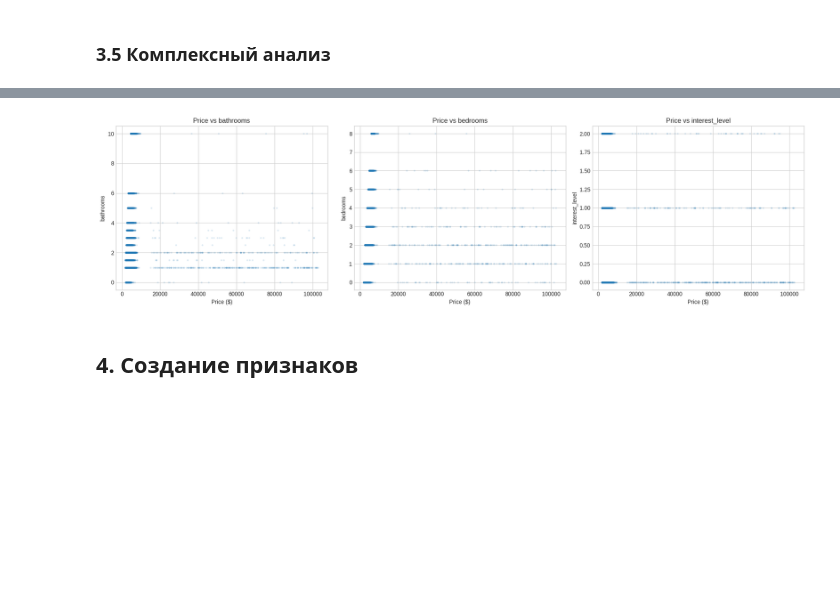
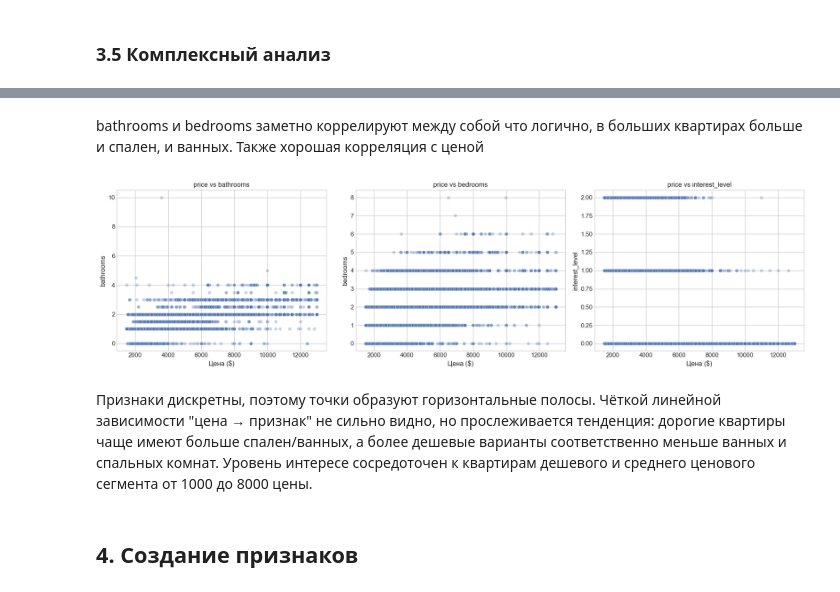
Before and after one commit to montclere/ml-projects-s21, a Jupyter notebook: ml1/main_ml1.ipynb, the cells around one changed output, grey strips where cells are left out. Saved outputs shown, nothing was run; the diff lists cells and outputs as text; code cells hidden in the pictures; blank space fills up the shorter version.

```diff
--- a/ml1/main_ml1.ipynb
+++ b/ml1/main_ml1.ipynb
@@ -283,0 +241,12 @@ print("Видна основная масса цен и характерный
+# %%
+# Удаление выбросов по 1-му и 99-му процентилям
+lower = df_selected['price'].quantile(0.01)
+upper = df_selected['price'].quantile(0.99)
+
+print(f"Нижняя граница (1%): {lower}")
+print(f"Верхняя граница (99%): {upper}")
+print(f"Строк до очистки: {df_selected.shape[0]}")
+
+df_selected = df_selected[(df_selected['price'] >= lower) & (df_selected['price'] <= upper)]
+
+print(f"Строк после очистки: {df_selected.shape[0]}")
@@ -302,7 +294,9 @@ Name: count, dtype: int64
 # %%
-# 3.4.3 Кодирование interest_level
-mapping = {"low": 0, "medium": 1, "high": 2}
-df["interest_level"] = df["interest_level"].map(mapping)
-print("Кодирование выполнено: low=0, medium=1, high=2")
-df.head()
+# Кодирование фичи 'interest_level'
+interest_mapping = {'low': 0, 'medium': 1, 'high': 2}
+
+df_selected['interest_level'] = df_selected['interest_level'].map(interest_mapping)
+
+print(df_selected['interest_level'].value_counts())
+df_selected.head()
 # %% [output]
@@ -364,17 +371,22 @@ interest_level слабо коррелирует с ценой.
+# %% [markdown]
+bathrooms и bedrooms заметно коррелируют между собой что логично, в больших квартирах больше и спален, и ванных. Также хорошая корреляция с ценой
 # %%
-# 3.5.2 Scatterplots: X = price, Y = feature
+# Диаграммы рассеяния: X = price (целевая), Y = признак
+features = ['bathrooms', 'bedrooms', 'interest_level']
+
 fig, axes = plt.subplots(1, 3, figsize=(18, 5))
 
-features = ["bathrooms", "bedrooms", "interest_level"]
-for i, feat in enumerate(features):
-    axes[i].scatter(df["price"], df[feat], alpha=0.1, s=5)
-    axes[i].set_xlabel("Price ($)")
-    axes[i].set_ylabel(feat)
-    axes[i].set_title(f"Price vs {feat}")
+for i, feature in enumerate(features):
+    sns.scatterplot(data=df_selected, x="price", y=feature, ax=axes[i], alpha=0.3)
+    axes[i].set_title(f"price vs {feature}")
+    axes[i].set_xlabel("Цена ($)")
+    axes[i].set_ylabel(feature)
 
 plt.tight_layout()
 plt.show()
 # %% [output]
-[figure, old version]
+[figure, new version]
+# %% [markdown]
+Признаки дискретны, поэтому точки образуют горизонтальные полосы. Чёткой линейной зависимости "цена → признак" не сильно видно, но прослеживается тенденция: дорогие квартиры чаще имеют больше спален/ванных, а более дешевые варианты соответственно меньше ванных и спальных комнат. Уровень интересе сосредоточен к квартирам дешевого и среднего ценового сегмента от 1000 до 8000 цены.
 # %% [markdown]
 ## 4. Создание признаков
```
Also changed, not shown: parts of 67 cells of this notebook.
